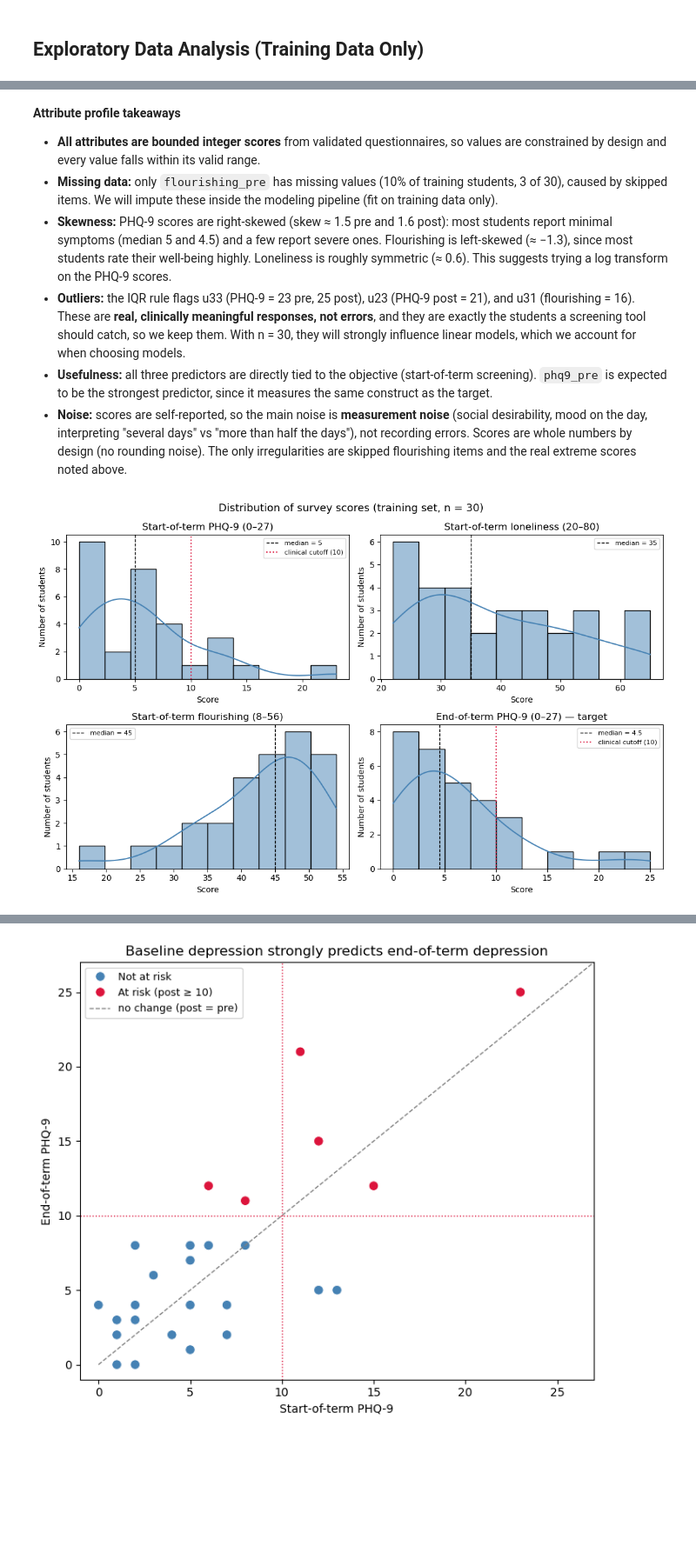
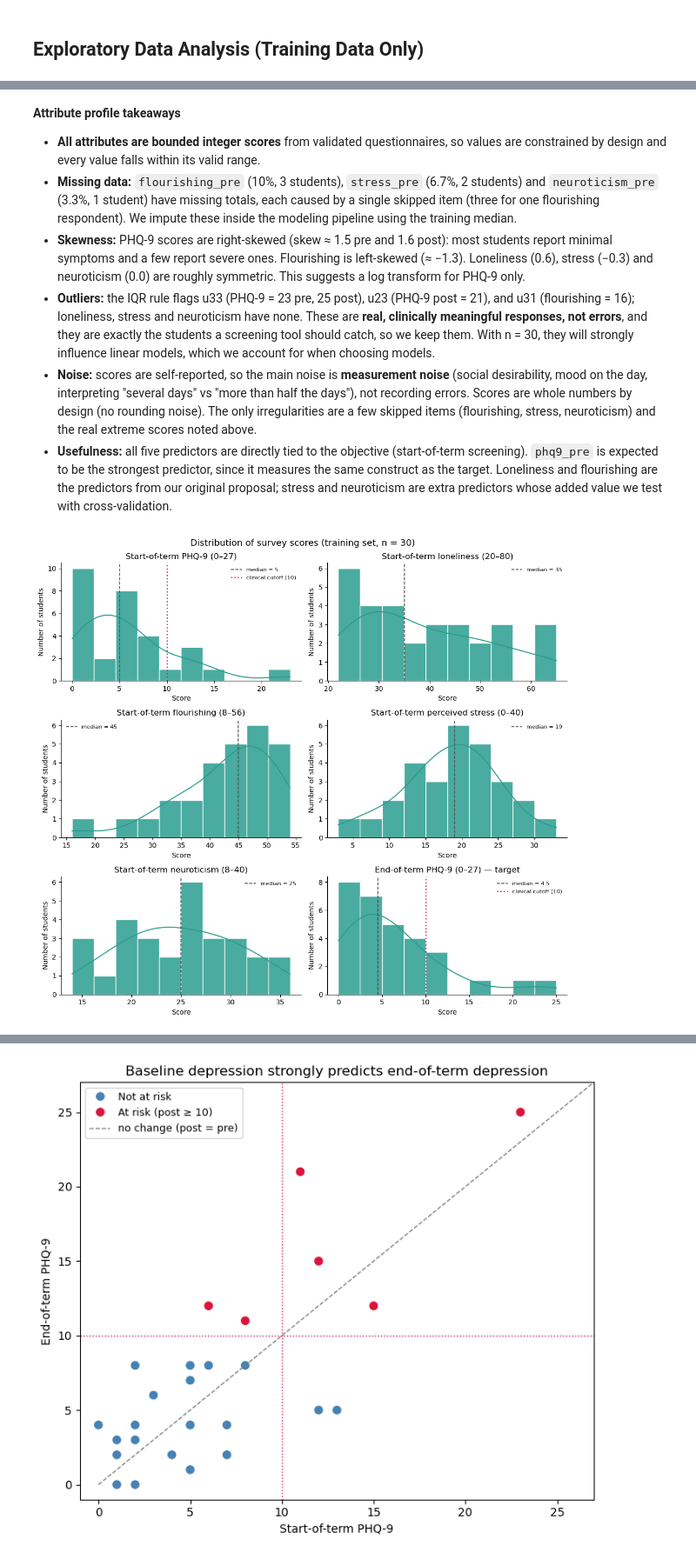
Before and after one commit to mariabssadh1-droid/spark_check, a Jupyter notebook: INSY 674-Group Project.ipynb, the cells around one changed output, grey strips where cells are left out. Shown at 87% size. Saved outputs shown, nothing was run; the diff lists cells and outputs as text; code cells hidden in the pictures; blank space fills up the shorter version.

Commit message:
Add stress and neuroticism predictors, A/B/C feature sets, update markdowns

```diff
--- a/INSY 674-Group Project.ipynb
+++ b/INSY 674-Group Project.ipynb
@@ -791,5 +991,18 @@ student_data = student_data.merge(
     how="left",
     validate="one_to_one"
 )
+# Add baseline perceived stress and neuroticism (extra predictors)
+student_data = student_data.merge(
+    stress_pre,
+    on="uid",
+    how="left",
+    validate="one_to_one"
+)
+student_data = student_data.merge(
+    neuroticism_pre,
+    on="uid",
+    how="left",
+    validate="one_to_one"
+)
 student_data.head()
 # %% [output]
@@ -859,13 +1074,15 @@ primarily on cross-validation within the training set.
 student_train = train_data.copy()
 # %%
 # Profile each attribute: role, valid range, missingness, and distribution shape
-features = ["phq9_pre", "loneliness_pre", "flourishing_pre"]
+features = ["phq9_pre", "loneliness_pre", "flourishing_pre", "stress_pre", "neuroticism_pre"]
 target = "phq9_post"
 
 scale_ranges = {
     "phq9_pre": (0, 27),
     "loneliness_pre": (20, 80),
     "flourishing_pre": (8, 56),
+    "stress_pre": (0, 40),
+    "neuroticism_pre": (8, 40),
     "phq9_post": (0, 27),
 }
 
@@ -916,51 +1137,63 @@ phq9_post: 2 potential outlier(s) [['u33', 25.0], ['u23', 21.0]]
 
 - **All attributes are bounded integer scores** from validated questionnaires, so values are
   constrained by design and every value falls within its valid range.
-- **Missing data:** only `flourishing_pre` has missing values (10% of training students, 3 of 30),
-  caused by skipped items. We will impute these inside the modeling pipeline (fit on training data only).
+- **Missing data:** `flourishing_pre` (10%, 3 students), `stress_pre` (6.7%, 2 students) and
+  `neuroticism_pre` (3.3%, 1 student) have missing totals, each caused by a single skipped item
+  (three for one flourishing respondent). We impute these inside the modeling pipeline using the
+  training median.
 - **Skewness:** PHQ-9 scores are right-skewed (skew ≈ 1.5 pre and 1.6 post): most students report
-  minimal symptoms (median 5 and 4.5) and a few report severe ones. Flourishing is left-skewed (≈ −1.3),
-  since most students rate their well-being highly. Loneliness is roughly symmetric (≈ 0.6).
-  This suggests trying a log transform on the PHQ-9 scores.
+  minimal symptoms and a few report severe ones. Flourishing is left-skewed (≈ −1.3). Loneliness
+  (0.6), stress (−0.3) and neuroticism (0.0) are roughly symmetric. This suggests a log transform
+  for PHQ-9 only.
 - **Outliers:** the IQR rule flags u33 (PHQ-9 = 23 pre, 25 post), u23 (PHQ-9 post = 21), and u31
-  (flourishing = 16). These are **real, clinically meaningful responses, not errors**, and they are
-  exactly the students a screening tool should catch, so we keep them. With n = 30, they will
-  strongly influence linear models, which we account for when choosing models.
-- **Usefulness:** all three predictors are directly tied to the objective (start-of-term screening).
-  `phq9_pre` is expected to be the strongest predictor, since it measures the same construct as the target.
+  (flourishing = 16); loneliness, stress and neuroticism have none. These are **real, clinically
+  meaningful responses, not errors**, and they are exactly the students a screening tool should
+  catch, so we keep them. With n = 30, they will strongly influence linear models, which we
+  account for when choosing models.
 - **Noise:** scores are self-reported, so the main noise is **measurement noise** (social
   desirability, mood on the day, interpreting "several days" vs "more than half the days"),
   not recording errors. Scores are whole numbers by design (no rounding noise). The only
-  irregularities are skipped flourishing items and the real extreme scores noted above.
+  irregularities are a few skipped items (flourishing, stress, neuroticism) and the real extreme
+  scores noted above.
+- **Usefulness:** all five predictors are directly tied to the objective (start-of-term screening).
+  `phq9_pre` is expected to be the strongest predictor, since it measures the same construct as the
+  target. Loneliness and flourishing are the predictors from our original proposal; stress and
+  neuroticism are extra predictors whose added value we test with cross-validation.
 # %%
 # Distributions of each score (training data)
 import matplotlib.pyplot as plt
 import seaborn as sns
 
+HIST_COLOR = "#2A9D8F"
+
 plot_info = {
     "phq9_pre": "Start-of-term PHQ-9 (0–27)",
     "loneliness_pre": "Start-of-term loneliness (20–80)",
     "flourishing_pre": "Start-of-term flourishing (8–56)",
+    "stress_pre": "Start-of-term perceived stress (0–40)",
+    "neuroticism_pre": "Start-of-term neuroticism (8–40)",
     "phq9_post": "End-of-term PHQ-9 (0–27) — target",
 }
 
-fig, axes = plt.subplots(2, 2, figsize=(11, 7))
+fig, axes = plt.subplots(3, 2, figsize=(11, 10))
 for ax, (column, label) in zip(axes.flat, plot_info.items()):
-    sns.histplot(student_train[column].dropna(), bins=10, kde=True, ax=ax, color="steelblue")
-    ax.axvline(student_train[column].median(), color="black", linestyle="--", linewidth=1,
+    sns.histplot(student_train[column].dropna(), bins=10, kde=True, ax=ax,
+                 color=HIST_COLOR, edgecolor="white", alpha=0.85)
+    ax.axvline(student_train[column].median(), color="#4A4A4A", linestyle="--", linewidth=1.2,
                label=f"median = {student_train[column].median():g}")
     if column.startswith("phq9"):
-        ax.axvline(10, color="crimson", linestyle=":", linewidth=1.5, label="clinical cutoff (10)")
+        ax.axvline(10, color="#D81B60", linestyle=":", linewidth=1.8, label="clinical cutoff (10)")
     ax.set_title(label)
     ax.set_xlabel("Score")
     ax.set_ylabel("Number of students")
-    ax.legend(fontsize=8)
+    ax.spines[["top", "right"]].set_visible(False)
+    ax.legend(fontsize=8, frameon=False)
 
 fig.suptitle("Distribution of survey scores (training set, n = 30)", fontsize=13)
 plt.tight_layout()
 plt.show()
 # %% [output]
-[figure, old version]
+[figure, new version]
 # %% [markdown]
 **Takeaway:** Both PHQ-9 distributions are concentrated at low scores with a long right tail —
 most students report minimal symptoms, and only a few cross the clinical cutoff of 10. This
```
Also changed, not shown: parts of 33 cells of this notebook.
